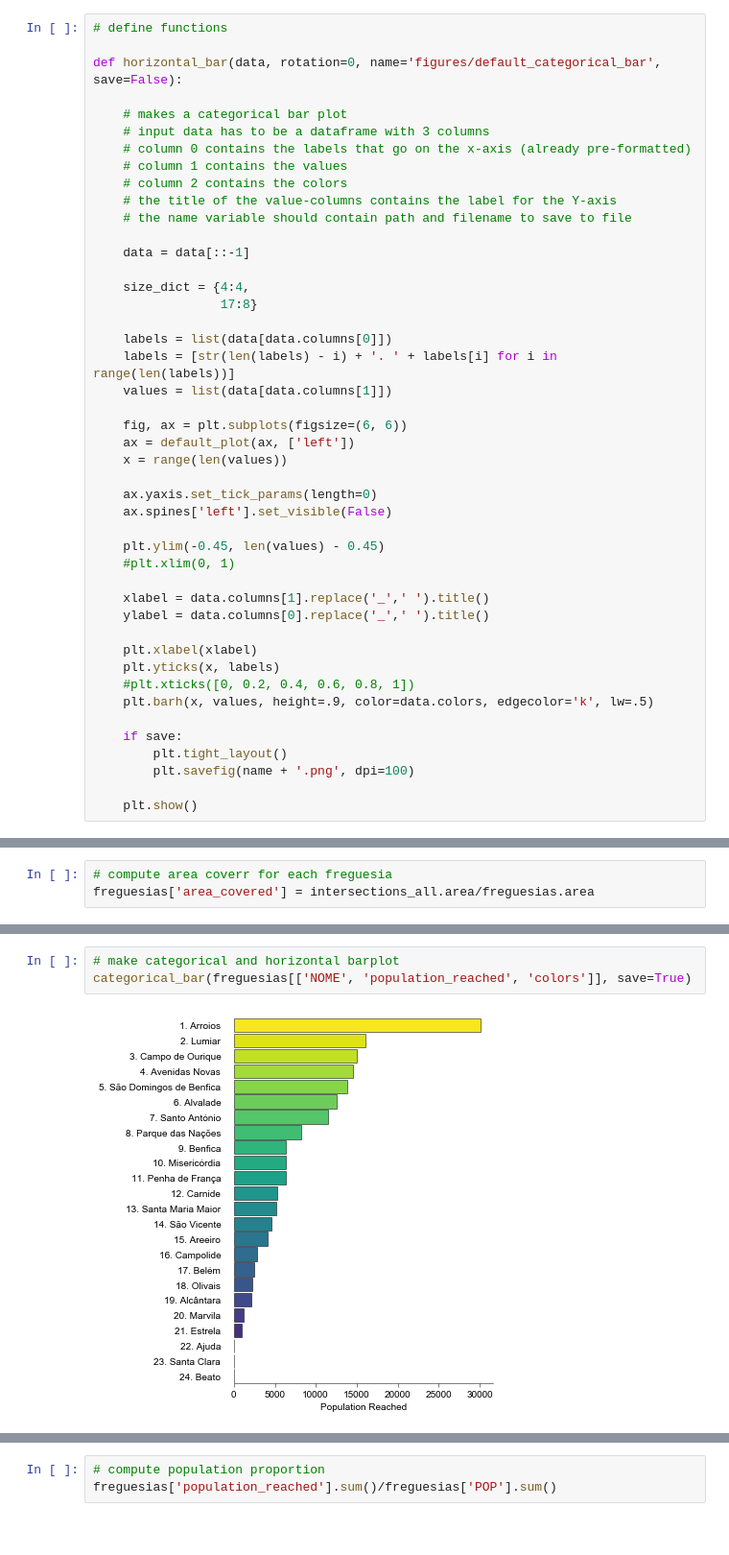
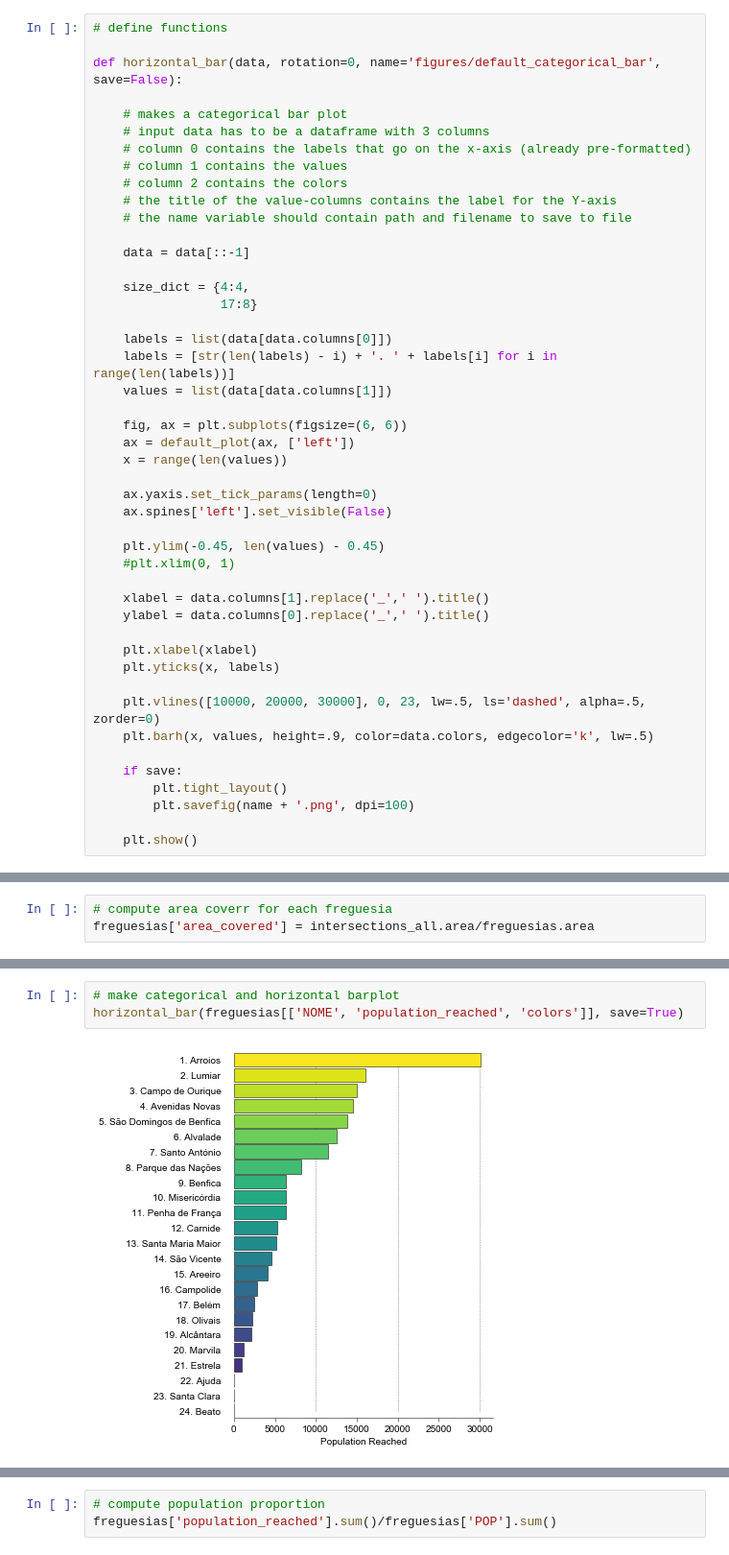
Before and after one commit to ricardozacarias/padarias, a Jupyter notebook: padarias.ipynb, the cells around one changed output, grey strips where cells are left out. Shown at 96% size. Drawn from its saved outputs; the diff is of its cells as text.

```diff
--- a/padarias.ipynb
+++ b/padarias.ipynb
@@ -70,7 +70,8 @@ def horizontal_bar(data, rotation=0, name='figures/default_categorical_bar', sav
 
     plt.xlabel(xlabel)
     plt.yticks(x, labels)
-    #plt.xticks([0, 0.2, 0.4, 0.6, 0.8, 1])
+
+    plt.vlines([10000, 20000, 30000], 0, 23, lw=.5, ls='dashed', alpha=.5, zorder=0)
     plt.barh(x, values, height=.9, color=data.colors, edgecolor='k', lw=.5)
 
     if save:
@@ -154,9 +155,9 @@ freguesias.sort_values(by='population_reached', ascending=False, inplace=True, i
 freguesias['colors'] = get_colors('viridis_r', freguesias.shape[0], plot=False)
 # %%
 # make categorical and horizontal barplot
-categorical_bar(freguesias[['NOME', 'population_reached', 'colors']], save=True)
+horizontal_bar(freguesias[['NOME', 'population_reached', 'colors']], save=True)
 # %% [output]
-[figure, old version]
+[figure, new version]
 # %%
 # get representative coordinate for each freguesia
 freguesias['coords'] = freguesias['geometry'].apply(lambda x: x.representative_point().coords[:])
```
Also changed, not shown: parts of 11 cells of this notebook, 3 other files.
